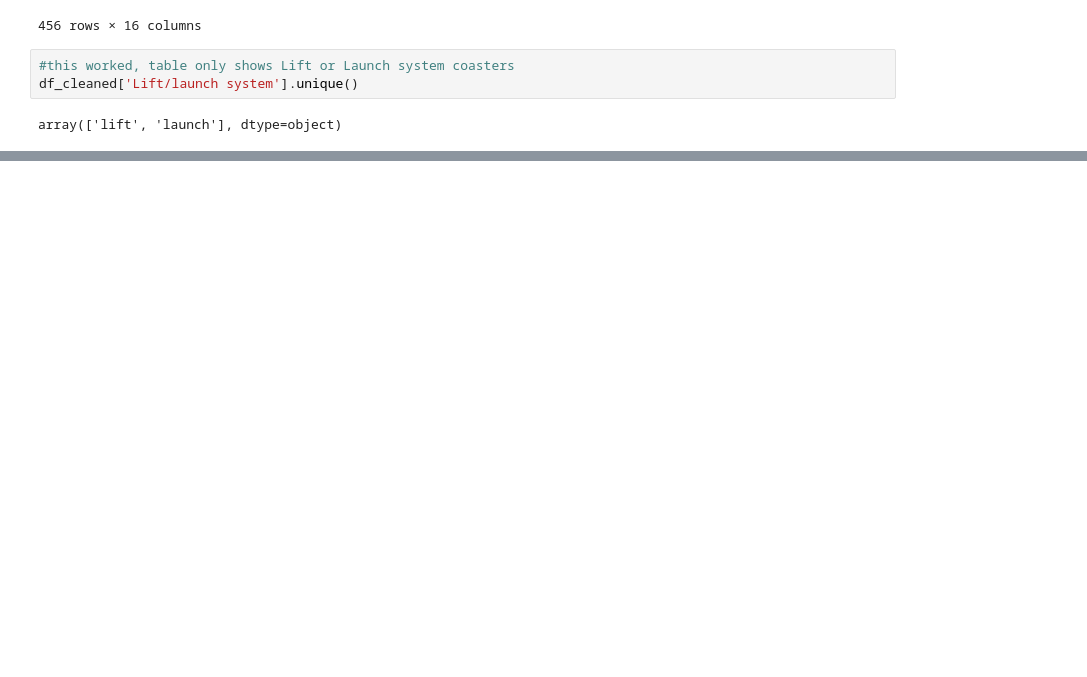
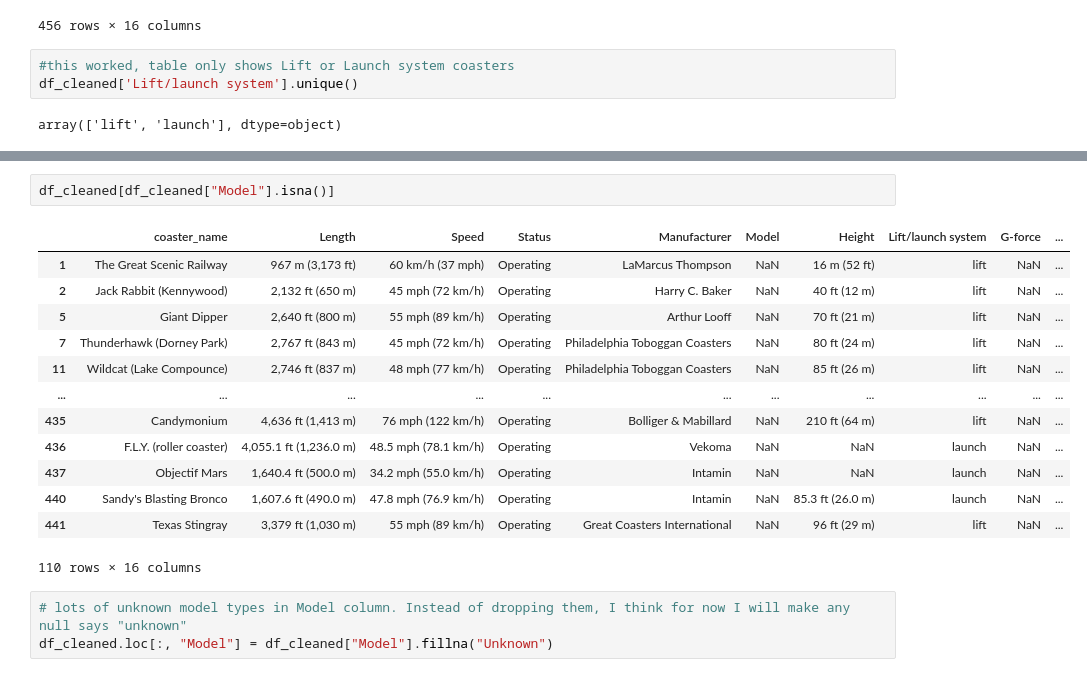
Before and after one commit to bteter/roller-coaster-project, a Jupyter notebook: Roller_coaster_cleaning_data_workbook.ipynb, the cells around one changed output, grey strips where cells are left out. Saved outputs shown, nothing was run; the diff lists cells and outputs as text; blank space fills up the shorter version.

```diff
--- a/Roller_coaster_cleaning_data_workbook.ipynb
+++ b/Roller_coaster_cleaning_data_workbook.ipynb
@@ -374,0 +462,19 @@ array(['lift', 'launch'], dtype=object)
+# %%
+df_cleaned[df_cleaned["Model"].isna()]
+# %% [output]
+|  | coaster_name | Length | Speed | Status | Manufacturer | Model | Height | Lift/launch system | G-force | ... |
+| 1 | The Great Scenic Railway | 967 m (3,173 ft) | 60 km/h (37 mph) | Operating | LaMarcus Thompson | NaN | 16 m (52 ft) | lift | NaN | ... |
+| 2 | Jack Rabbit (Kennywood) | 2,132 ft (650 m) | 45 mph (72 km/h) | Operating | Harry C. Baker | NaN | 40 ft (12 m) | lift | NaN | ... |
+| 5 | Giant Dipper | 2,640 ft (800 m) | 55 mph (89 km/h) | Operating | Arthur Looff | NaN | 70 ft (21 m) | lift | NaN | ... |
+| 7 | Thunderhawk (Dorney Park) | 2,767 ft (843 m) | 45 mph (72 km/h) | Operating | Philadelphia Toboggan Coasters | NaN | 80 ft (24 m) | lift | NaN | ... |
+| 11 | Wildcat (Lake Compounce) | 2,746 ft (837 m) | 48 mph (77 km/h) | Operating | Philadelphia Toboggan Coasters | NaN | 85 ft (26 m) | lift | NaN | ... |
+| ... | ... | ... | ... | ... | ... | ... | ... | ... | ... | ... |
+| 435 | Candymonium | 4,636 ft (1,413 m) | 76 mph (122 km/h) | Operating | Bolliger & Mabillard | NaN | 210 ft (64 m) | lift | NaN | ... |
+| 436 | F.L.Y. (roller coaster) | 4,055.1 ft (1,236.0 m) | 48.5 mph (78.1 km/h) | Operating | Vekoma | NaN | NaN | launch | NaN | ... |
+| 437 | Objectif Mars | 1,640.4 ft (500.0 m) | 34.2 mph (55.0 km/h) | Operating | Intamin | NaN | NaN | launch | NaN | ... |
+| 440 | Sandy's Blasting Bronco | 1,607.6 ft (490.0 m) | 47.8 mph (76.9 km/h) | Operating | Intamin | NaN | 85.3 ft (26.0 m) | launch | NaN | ... |
+| 441 | Texas Stingray | 3,379 ft (1,030 m) | 55 mph (89 km/h) | Operating | Great Coasters International | NaN | 96 ft (29 m) | lift | NaN | ... |
+110 rows × 16 columns
+# %%
+# lots of unknown model types in Model column. Instead of dropping them, I think for now I will make any null says "unknown"
+df_cleaned.loc[:, "Model"] = df_cleaned["Model"].fillna("Unknown")
```
Also changed, not shown: parts of 21 cells of this notebook.
